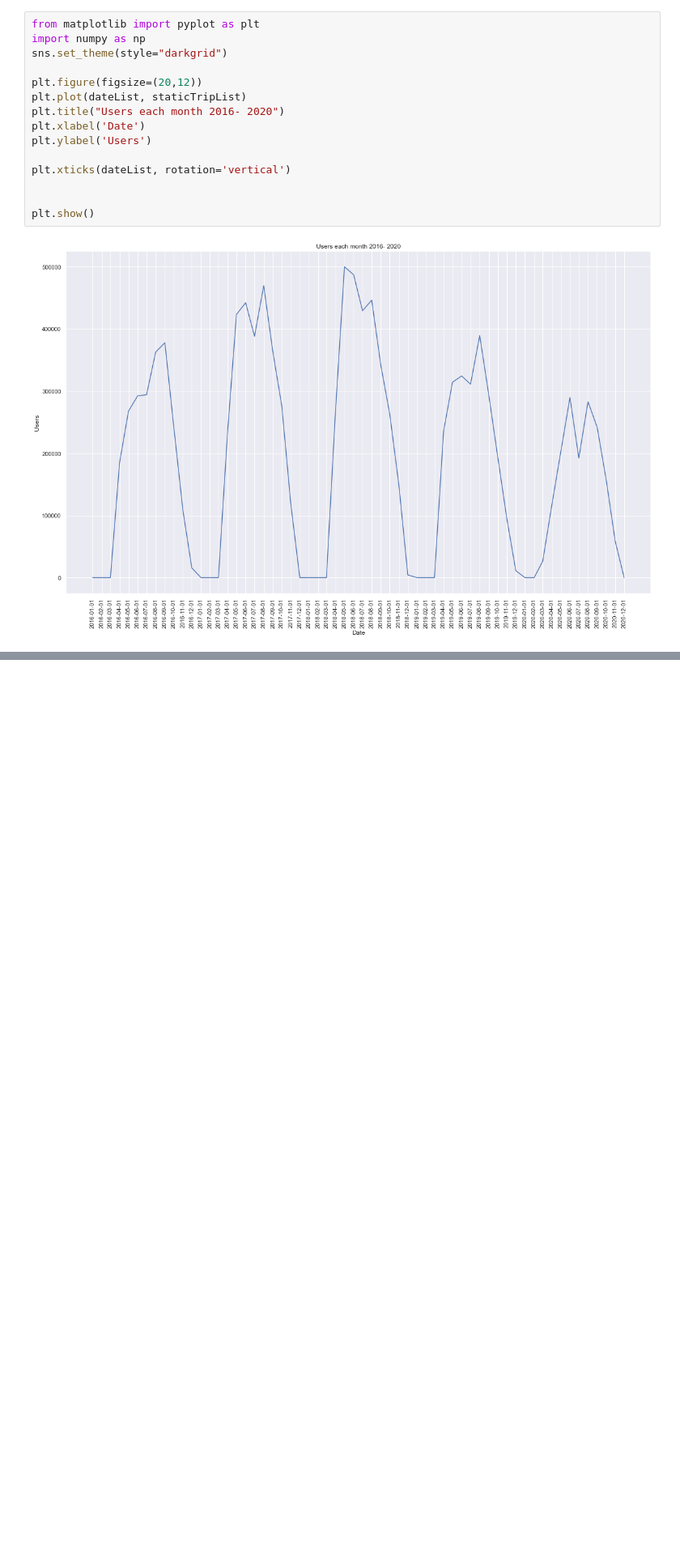
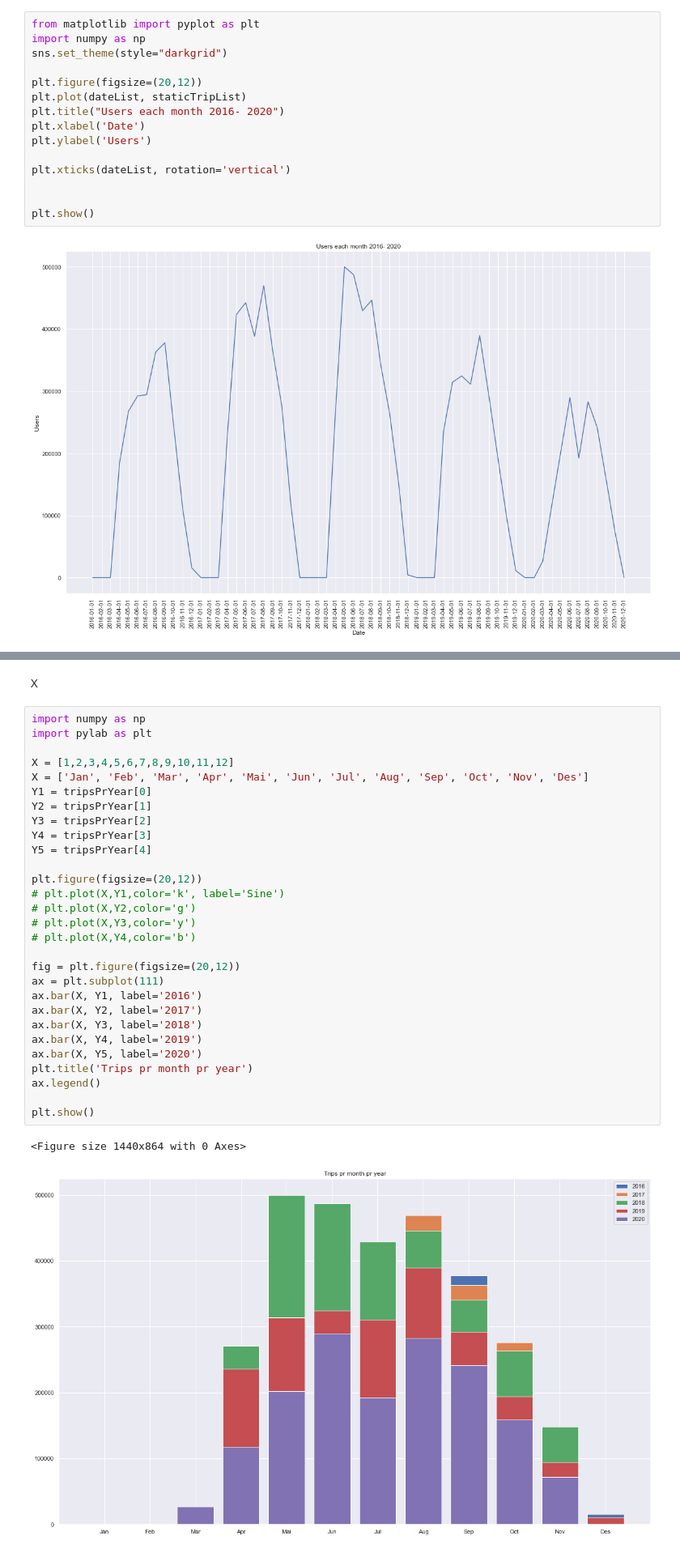
Before and after one commit to anafvana/OsloBysykkelAnalysis, a Jupyter notebook: nrOfTripPrMonth.ipynb, the cells around one changed output, grey strips where cells are left out. Shown at 81% size. Saved outputs shown, nothing was run; the diff lists cells and outputs as text; blank space fills up the shorter version.

```diff
--- a/nrOfTripPrMonth.ipynb
+++ b/nrOfTripPrMonth.ipynb
@@ -86,0 +152,34 @@ plt.show()
+# %% [markdown]
+X
+# %%
+import numpy as np
+import pylab as plt
+
+X = [1,2,3,4,5,6,7,8,9,10,11,12]
+X = ['Jan', 'Feb', 'Mar', 'Apr', 'Mai', 'Jun', 'Jul', 'Aug', 'Sep', 'Oct', 'Nov', 'Des']
+Y1 = tripsPrYear[0]
+Y2 = tripsPrYear[1]
+Y3 = tripsPrYear[2]
+Y4 = tripsPrYear[3]
+Y5 = tripsPrYear[4]
+
+plt.figure(figsize=(20,12))
+# plt.plot(X,Y1,color='k', label='Sine')
+# plt.plot(X,Y2,color='g')
+# plt.plot(X,Y3,color='y')
+# plt.plot(X,Y4,color='b')
+
+fig = plt.figure(figsize=(20,12))
+ax = plt.subplot(111)
+ax.bar(X, Y1, label='2016')
+ax.bar(X, Y2, label='2017')
+ax.bar(X, Y3, label='2018')
+ax.bar(X, Y4, label='2019')
+ax.bar(X, Y5, label='2020')
+plt.title('Trips pr month pr year')
+ax.legend()
+
+plt.show()
+# %% [output]
+<Figure size 1440x864 with 0 Axes>
+[figure, added]
```
Also changed, not shown: parts of 5 cells of this notebook, 1 other file.
